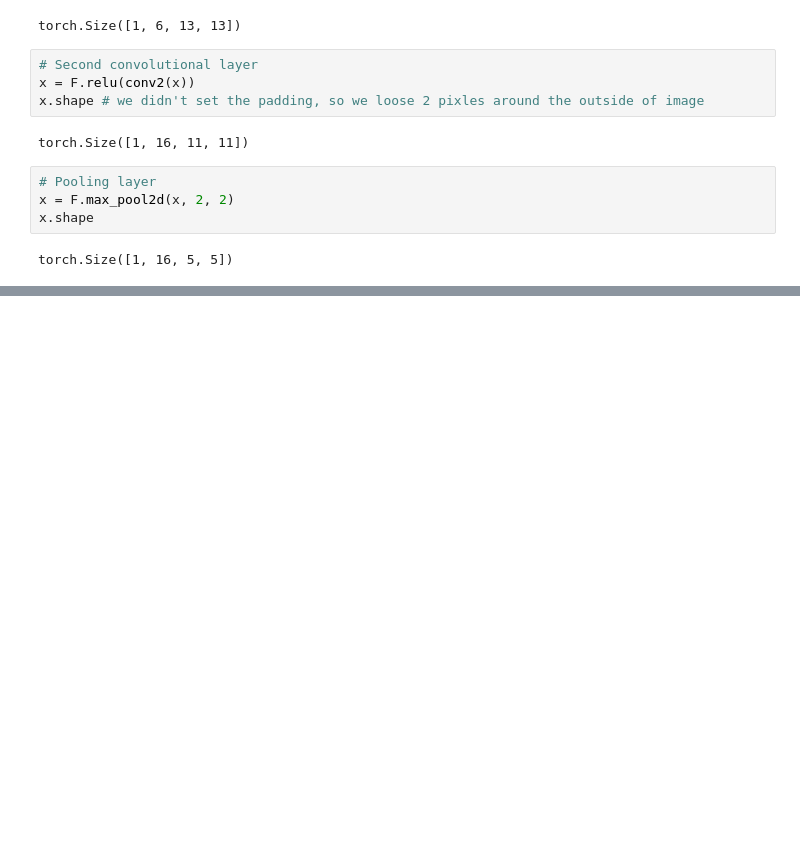
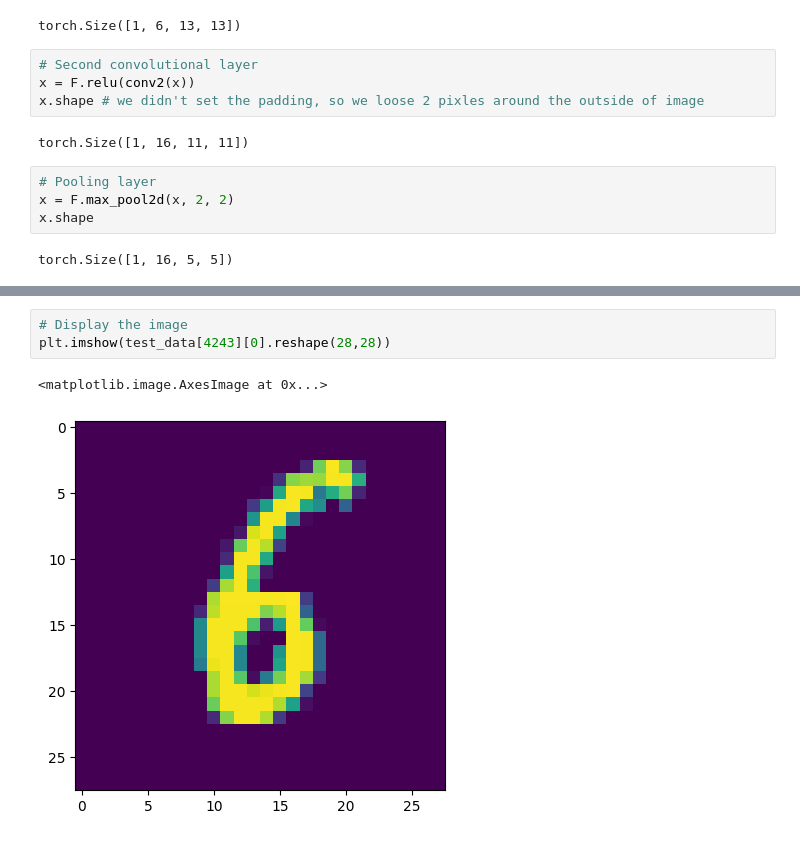
Before and after one commit to rexian/ML, a Jupyter notebook: pytorch_CNN.ipynb, the cells around one changed output, grey strips where cells are left out. Cells and saved outputs as stored; diff of their text form; blank space fills up the shorter version.

```diff
--- a/pytorch_CNN.ipynb
+++ b/pytorch_CNN.ipynb
@@ -107,0 +324,6 @@ torch.Size([1, 16, 5, 5])
+# %%
+# Display the image
+plt.imshow(test_data[4243][0].reshape(28,28))
+# %% [output]
+<matplotlib.image.AxesImage at 0x...>
+[figure, added]
```
Also changed, not shown: parts of 16 cells of this notebook.
